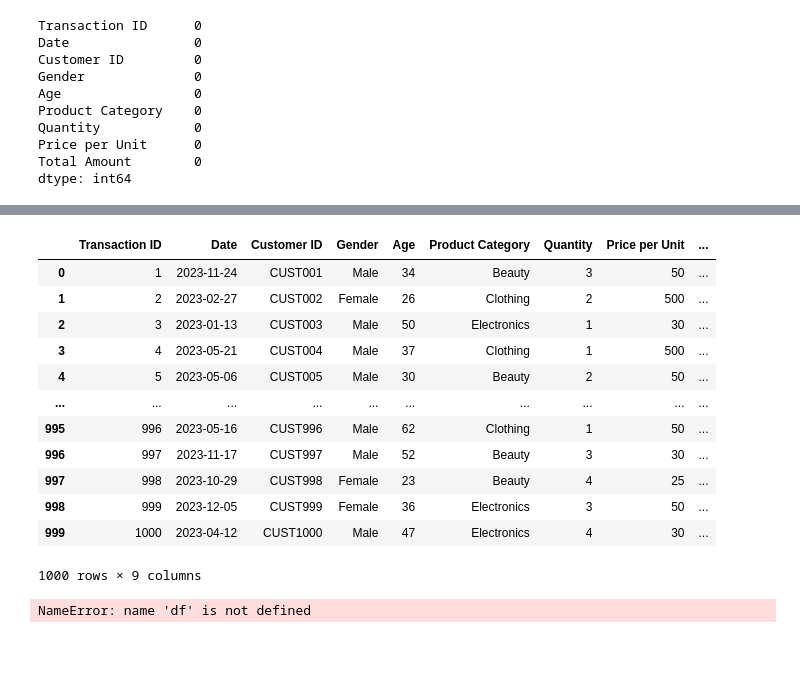
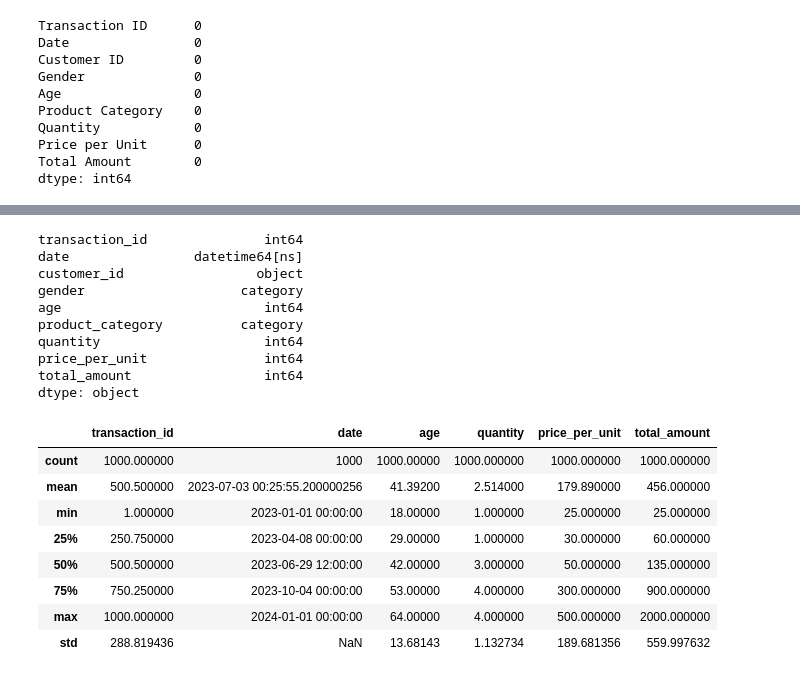
Before and after one commit to Girlingreenn/Retail-Sales-Project, a Jupyter notebook: retail_sales.ipynb, the cells around one changed output, grey strips where cells are left out. Cells and saved outputs as stored; diff of their text form; code cells hidden in the pictures; blank space fills up the shorter version.

```diff
--- a/retail_sales.ipynb
+++ b/retail_sales.ipynb
@@ -102,21 +131,26 @@ dtype: int64
 # %%
-df
+df.dtypes
 # %% [output]
-|  | Transaction ID | Date | Customer ID | Gender | Age | Product Category | Quantity | Price per Unit | ... |
-| 0 | 1 | 2023-11-24 | CUST001 | Male | 34 | Beauty | 3 | 50 | ... |
-| 1 | 2 | 2023-02-27 | CUST002 | Female | 26 | Clothing | 2 | 500 | ... |
-| 2 | 3 | 2023-01-13 | CUST003 | Male | 50 | Electronics | 1 | 30 | ... |
-| 3 | 4 | 2023-05-21 | CUST004 | Male | 37 | Clothing | 1 | 500 | ... |
-| 4 | 5 | 2023-05-06 | CUST005 | Male | 30 | Beauty | 2 | 50 | ... |
-| ... | ... | ... | ... | ... | ... | ... | ... | ... | ... |
-| 995 | 996 | 2023-05-16 | CUST996 | Male | 62 | Clothing | 1 | 50 | ... |
-| 996 | 997 | 2023-11-17 | CUST997 | Male | 52 | Beauty | 3 | 30 | ... |
-| 997 | 998 | 2023-10-29 | CUST998 | Female | 23 | Beauty | 4 | 25 | ... |
-| 998 | 999 | 2023-12-05 | CUST999 | Female | 36 | Electronics | 3 | 50 | ... |
-| 999 | 1000 | 2023-04-12 | CUST1000 | Male | 47 | Electronics | 4 | 30 | ... |
-1000 rows × 9 columns
+transaction_id               int64
+date                datetime64[ns]
+customer_id                 object
+gender                    category
+age                          int64
+product_category          category
+quantity                     int64
+price_per_unit               int64
+total_amount                 int64
+dtype: object
-# %%
-# converting columns to lowercase and space replace with (_)
-df.columns = df.columns.str.lower().str.replace(' ', '_')
-# %% [output]
-NameError: name 'df' is not defined
+# %%
+#descriptive statistics
+df.describe()
+# %% [output]
+|  | transaction_id | date | age | quantity | price_per_unit | total_amount |
+| count | 1000.000000 | 1000 | 1000.00000 | 1000.000000 | 1000.000000 | 1000.000000 |
+| mean | 500.500000 | 2023-07-03 00:25:55.200000256 | 41.39200 | 2.514000 | 179.890000 | 456.000000 |
+| min | 1.000000 | 2023-01-01 00:00:00 | 18.00000 | 1.000000 | 25.000000 | 25.000000 |
+| 25% | 250.750000 | 2023-04-08 00:00:00 | 29.00000 | 1.000000 | 30.000000 | 60.000000 |
+| 50% | 500.500000 | 2023-06-29 12:00:00 | 42.00000 | 3.000000 | 50.000000 | 135.000000 |
+| 75% | 750.250000 | 2023-10-04 00:00:00 | 53.00000 | 4.000000 | 300.000000 | 900.000000 |
+| max | 1000.000000 | 2024-01-01 00:00:00 | 64.00000 | 4.000000 | 500.000000 | 2000.000000 |
+| std | 288.819436 | NaN | 13.68143 | 1.132734 | 189.681356 | 559.997632 |
```
Also changed, not shown: parts of 13 cells of this notebook.
